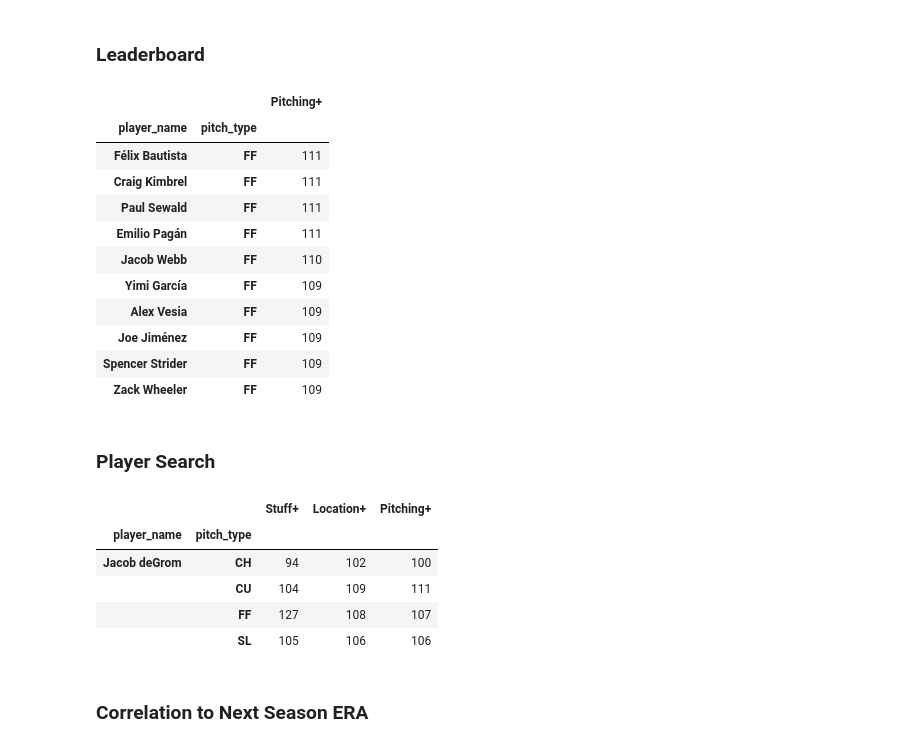
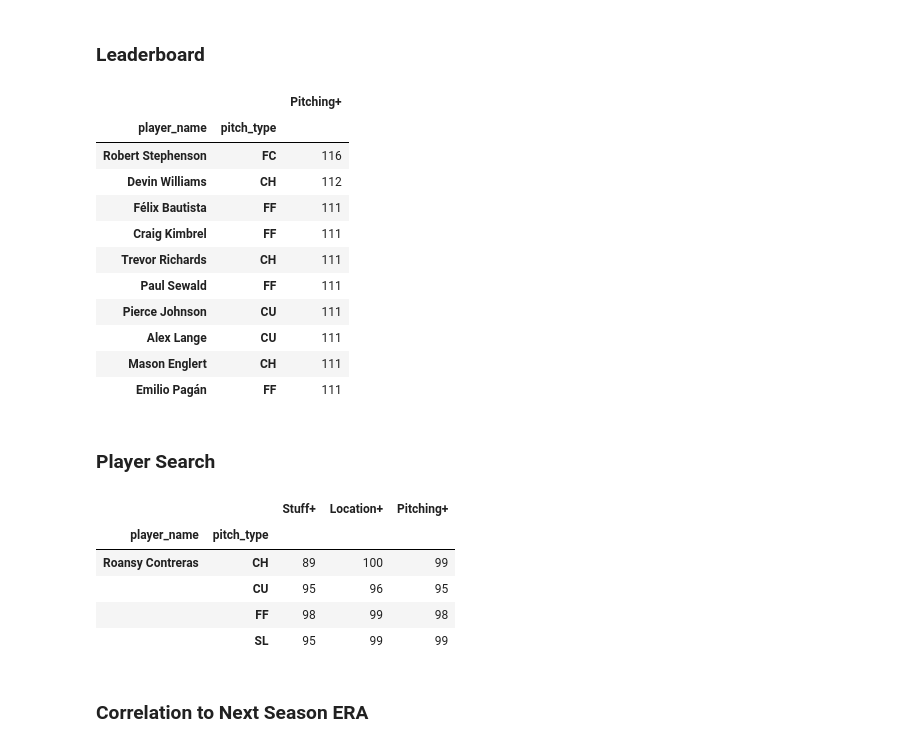
Before and after one commit to ryanaruanno/Optimized-Pitch-Arsenals, a Jupyter notebook: code/visualizations.ipynb, the cells around one changed output. Drawn from its saved outputs; the diff is of its cells as text; code cells hidden in the pictures.

```diff
--- a/code/visualizations.ipynb
+++ b/code/visualizations.ipynb
@@ -203,31 +203,31 @@ class NextSeasonCorrelation:
 # %% [markdown]
 ### Leaderboard
 # %%
-PitchLeaderboard(file = "C:/Users/ryana/Downloads/Optimized Pitch Arsenals/files/run_values/run_values_2023.feather", pitch_type = "FF", category = "Pitching+", length = 10, qualifier_mark = 250, orientation = False).generate_leaderboard()
+PitchLeaderboard(file = "C:/Users/ryana/Downloads/Optimized Pitch Arsenals/files/run_values/run_values_2023.feather", pitch_type = None, category = "Pitching+", length = 10, qualifier_mark = 250, orientation = False).generate_leaderboard()
 # %% [output]
 |  |  | Pitching+ |
 | player_name | pitch_type |  |
+| Robert Stephenson | FC | 116 |
+| Devin Williams | CH | 112 |
 | Félix Bautista | FF | 111 |
 | Craig Kimbrel | FF | 111 |
+| Trevor Richards | CH | 111 |
 | Paul Sewald | FF | 111 |
+| Pierce Johnson | CU | 111 |
+| Alex Lange | CU | 111 |
+| Mason Englert | CH | 111 |
 | Emilio Pagán | FF | 111 |
-| Jacob Webb | FF | 110 |
-| Yimi García | FF | 109 |
-| Alex Vesia | FF | 109 |
-| Joe Jiménez | FF | 109 |
-| Spencer Strider | FF | 109 |
-| Zack Wheeler | FF | 109 |
 # %% [markdown]
 ### Player Search
 # %%
-Player(file = "C:/Users/ryana/Downloads/Optimized Pitch Arsenals/files/run_values/run_values_2023.feather", player_name = "Jacob deGrom", category = ["Stuff+", "Location+", "Pitching+"]).generate_player()
+Player(file = "C:/Users/ryana/Downloads/Optimized Pitch Arsenals/files/run_values/run_values_2023.feather", player_name = "Roansy Contreras", category = ["Stuff+", "Location+", "Pitching+"]).generate_player()
 # %% [output]
 |  |  | Stuff+ | Location+ | Pitching+ |
 | player_name | pitch_type |  |  |  |
-| Jacob deGrom | CH | 94 | 102 | 100 |
-|  | CU | 104 | 109 | 111 |
-|  | FF | 127 | 108 | 107 |
-|  | SL | 105 | 106 | 106 |
+| Roansy Contreras | CH | 89 | 100 | 99 |
+|  | CU | 95 | 96 | 95 |
+|  | FF | 98 | 99 | 98 |
+|  | SL | 95 | 99 | 99 |
 # %% [markdown]
 ### Correlation to Next Season ERA
 # %%
```
Also changed, not shown: 1 other file.
